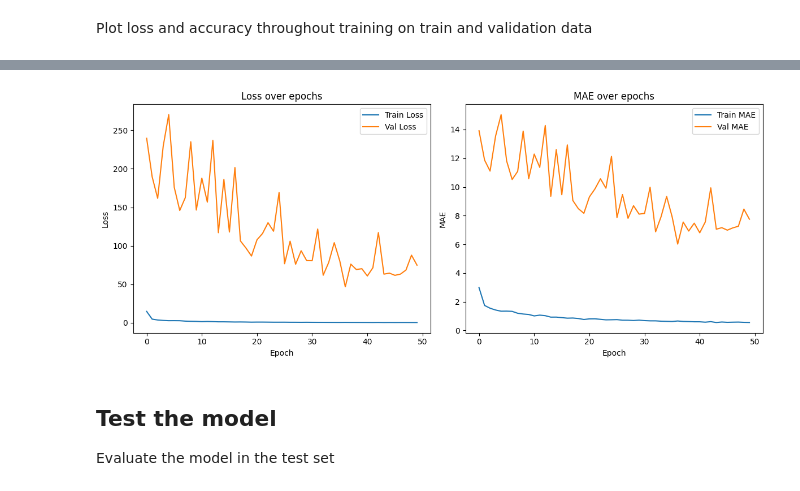
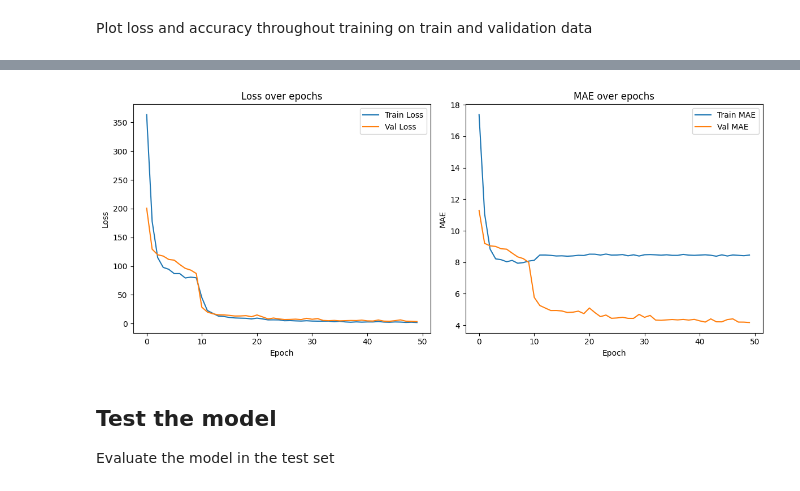
Before and after one commit to diogocs24/VC2, a Jupyter notebook: task2-baseline.ipynb, the cells around one changed output, grey strips where cells are left out. Drawn from its saved outputs; the diff is of its cells as text; code cells hidden in the pictures.

```diff
--- a/task2-baseline.ipynb
+++ b/task2-baseline.ipynb
@@ -475,7 +460,11 @@ def train_one_iteration(model, images, labels, optimizer, criterion, device, is_
         model.eval()
 
     images = images.to(device)
-    labels = labels.to(device).float().unsqueeze(1)
+    labels = labels.to(device).float()
+    if labels.dim() == 3:
+        labels = labels.squeeze(-1)
+    if labels.dim() == 1:
+        labels = labels.unsqueeze(1)
 
     with torch.set_grad_enabled(is_train):
         outputs = model(images)
@@ -637,7 +714,7 @@ plot_training_history(train_history, val_history)
-# %%
-plot_training_history(train_history_finetune, val_history_finetune)
-# %% [output]
-[figure, removed]
+# %%
+plot_training_history(train_history_all, val_history_all)
+# %% [output]
+[figure, added]
 # %% [markdown]
 ## Test the model
 
```
Also changed, not shown: parts of 12 cells of this notebook.
